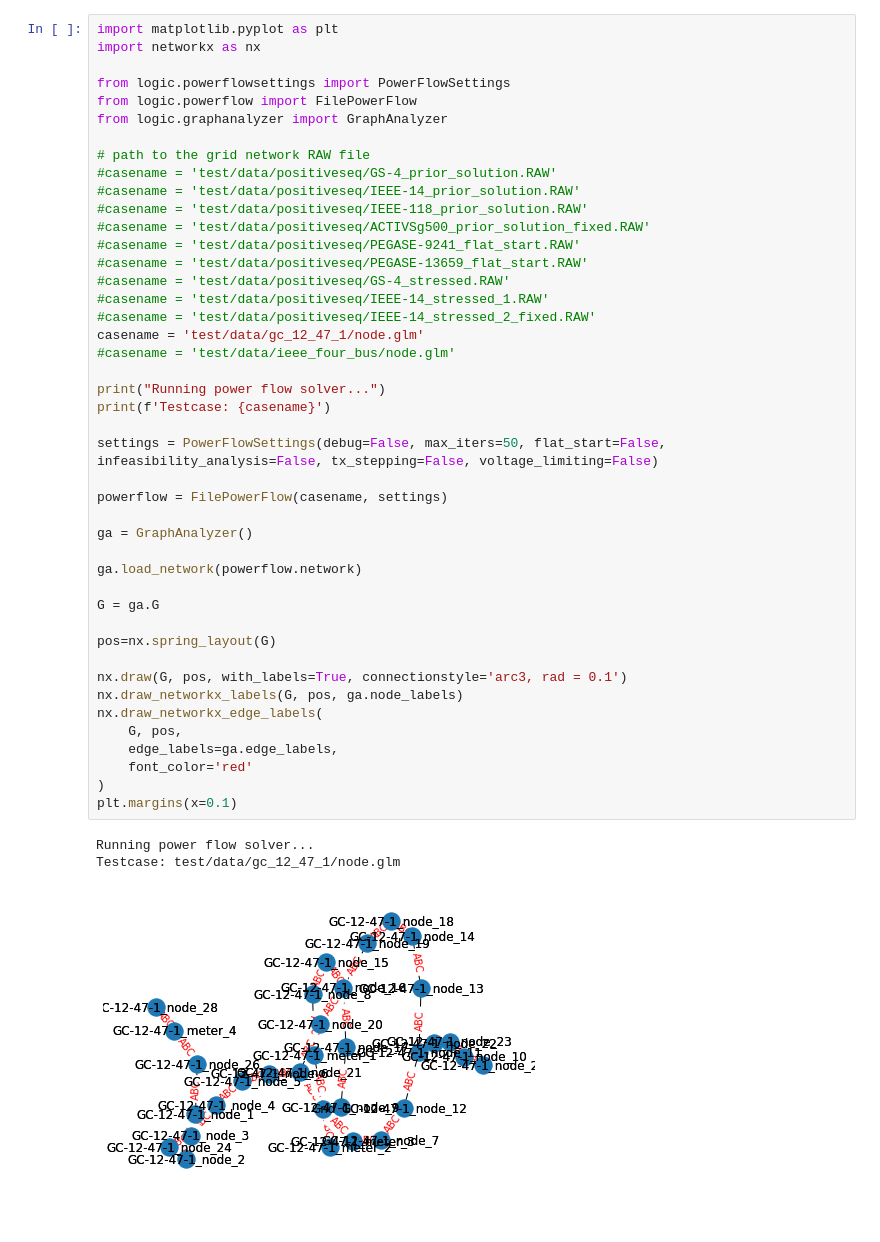
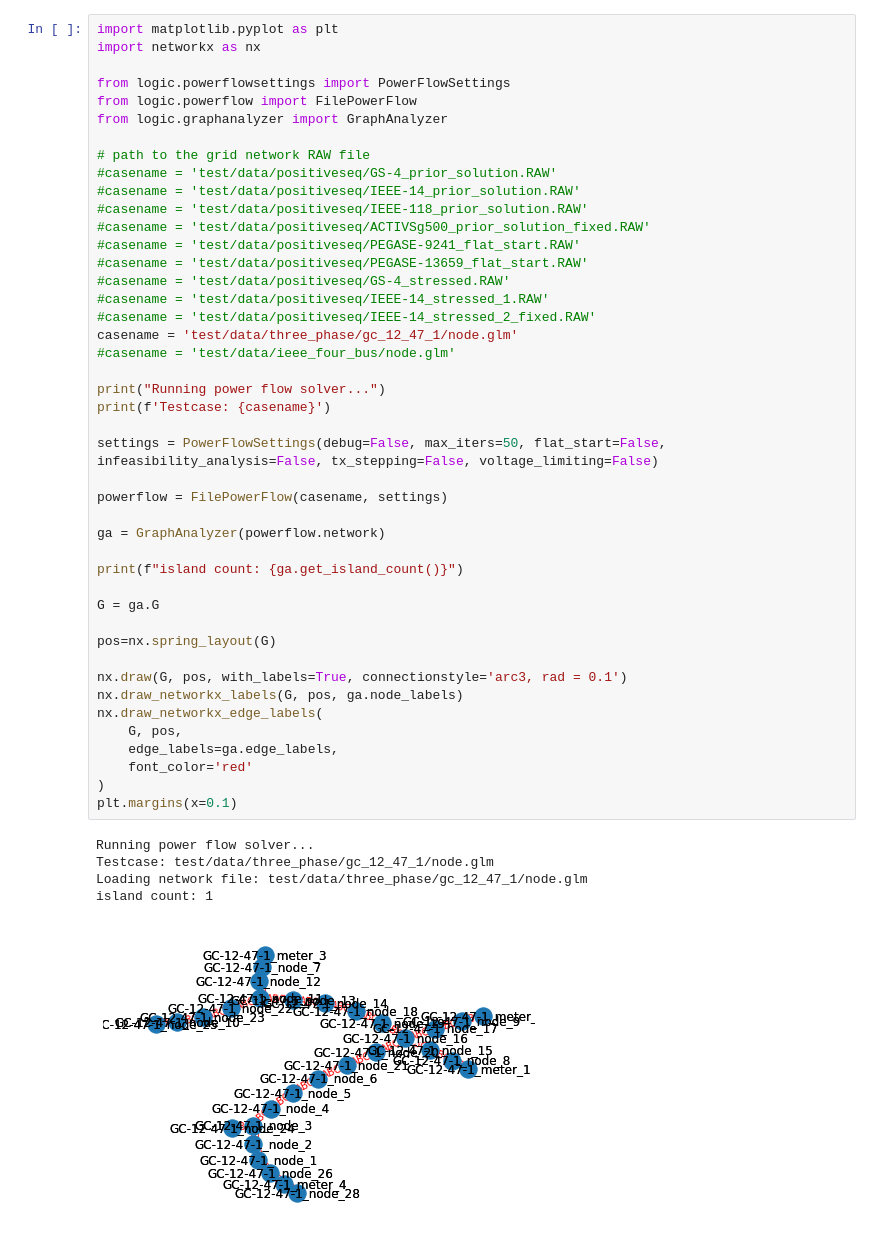
Before and after one commit to lucasgodshalk/combined-txds, a Jupyter notebook: graph_analysis.ipynb, the cells around one changed output. Drawn from its saved outputs; the diff is of its cells as text.

Commit message:
Add function to count the number of islands in the network

```diff
--- a/graph_analysis.ipynb
+++ b/graph_analysis.ipynb
@@ -14,35 +14,37 @@ from logic.graphanalyzer import GraphAnalyzer
 #casename = 'test/data/positiveseq/PEGASE-9241_flat_start.RAW'
 #casename = 'test/data/positiveseq/PEGASE-13659_flat_start.RAW'
 #casename = 'test/data/positiveseq/GS-4_stressed.RAW'
 #casename = 'test/data/positiveseq/IEEE-14_stressed_1.RAW'
 #casename = 'test/data/positiveseq/IEEE-14_stressed_2_fixed.RAW'
-casename = 'test/data/gc_12_47_1/node.glm'
+casename = 'test/data/three_phase/gc_12_47_1/node.glm'
 #casename = 'test/data/ieee_four_bus/node.glm'
 
 print("Running power flow solver...")
 print(f'Testcase: {casename}')
 
 settings = PowerFlowSettings(debug=False, max_iters=50, flat_start=False, infeasibility_analysis=False, tx_stepping=False, voltage_limiting=False)
 
 powerflow = FilePowerFlow(casename, settings)
 
-ga = GraphAnalyzer()
+ga = GraphAnalyzer(powerflow.network)
 
-ga.load_network(powerflow.network)
+print(f"island count: {ga.get_island_count()}")
 
 G = ga.G
 
 pos=nx.spring_layout(G)
 
 nx.draw(G, pos, with_labels=True, connectionstyle='arc3, rad = 0.1')
 nx.draw_networkx_labels(G, pos, ga.node_labels)
 nx.draw_networkx_edge_labels(
     G, pos,
     edge_labels=ga.edge_labels,
     font_color='red'
 )
 plt.margins(x=0.1)
 # %% [output]
 Running power flow solver...
-Testcase: test/data/gc_12_47_1/node.glm
+Testcase: test/data/three_phase/gc_12_47_1/node.glm
+Loading network file: test/data/three_phase/gc_12_47_1/node.glm
+island count: 1
-[figure, old version]
+[figure, new version]
```
Also changed, not shown: 1 other file.
